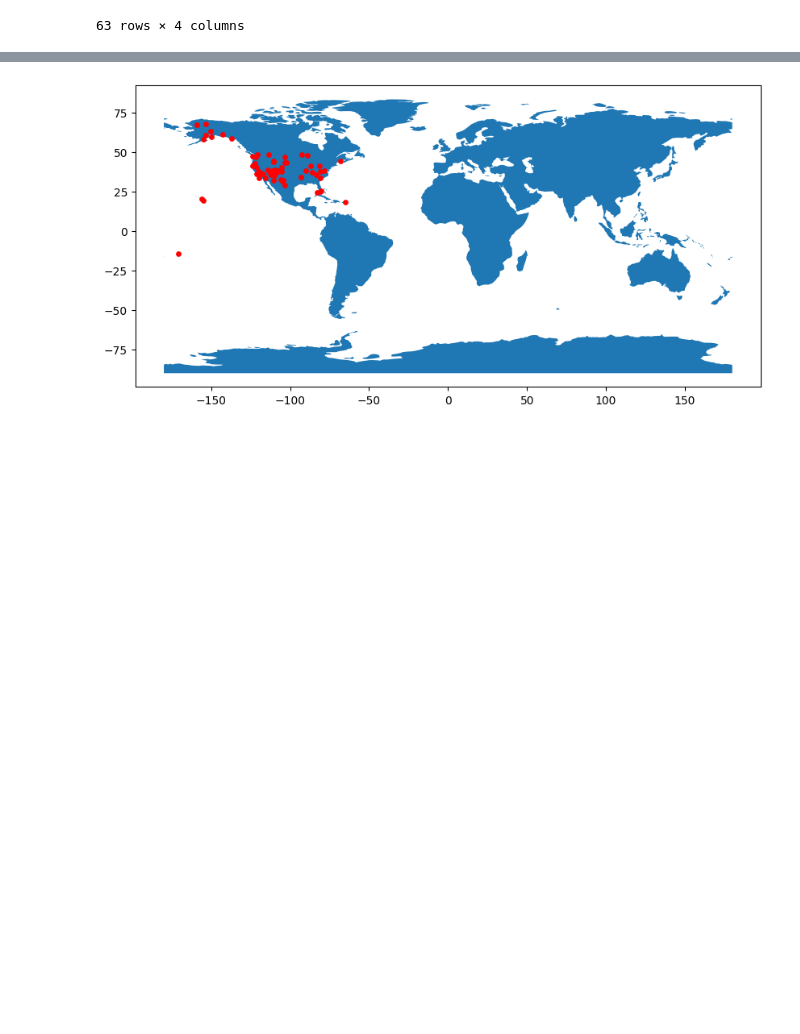
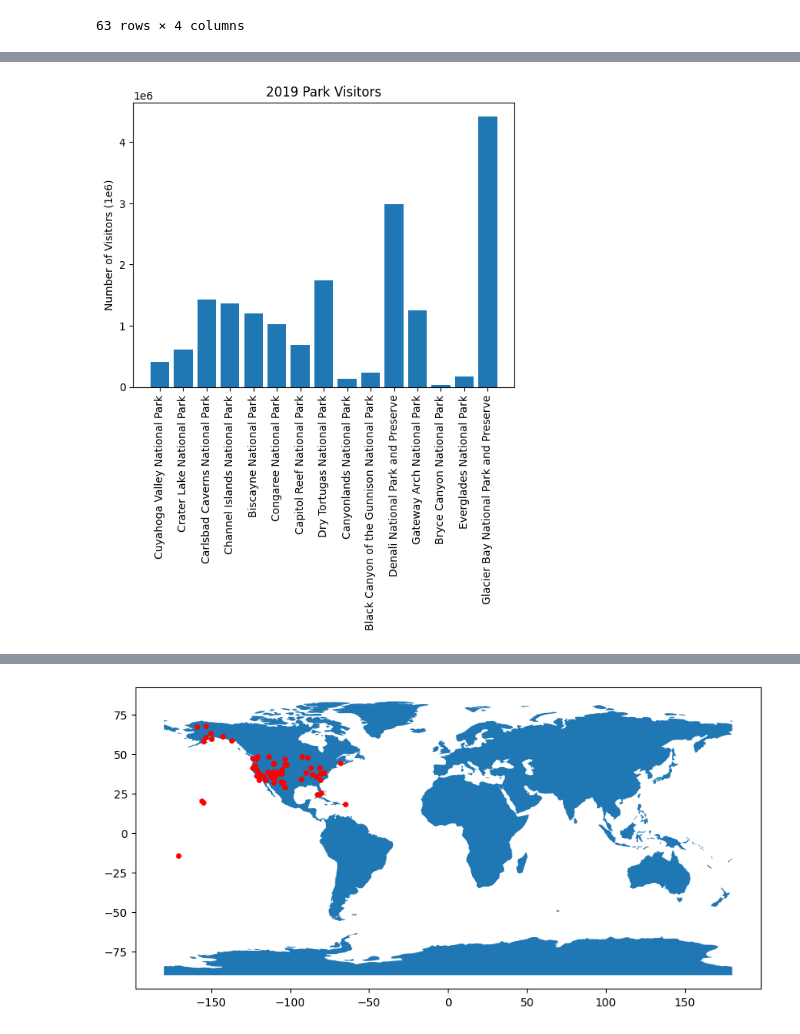
Before and after one commit to mhshaw2005/info25final, a Jupyter notebook: dataCleaningDraft.ipynb, the cells around one changed output, grey strips where cells are left out. Drawn from its saved outputs; the diff is of its cells as text; code cells hidden in the pictures; blank space fills up the shorter version.

```diff
--- a/dataCleaningDraft.ipynb
+++ b/dataCleaningDraft.ipynb
@@ -194,0 +280,13 @@ gdf = GeoDataFrame(mapDf, geometry=geometry)
+# %%
+names = []
+number= list(dict2019.keys())
+for i in number:
+    names.append(mapDf['name'][i])
+counts = list(dict2019.values())
+plt.bar(names,counts)
+plt.xticks(names, rotation=90)
+plt.ylabel('Number of Visitors (1e6)')
+plt.title('2019 Park Visitors')
+plt.savefig('2019Barplot.png')
+# %% [output]
+[figure, added]
```
Also changed, not shown: parts of 24 cells of this notebook, 2 other files.
